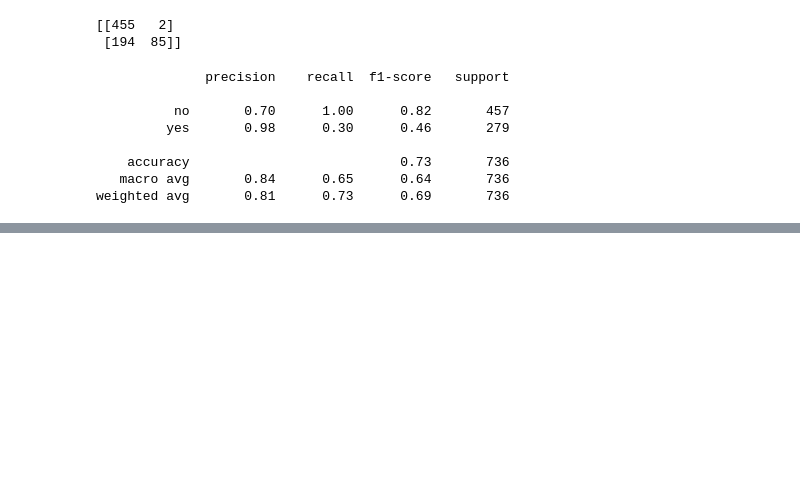
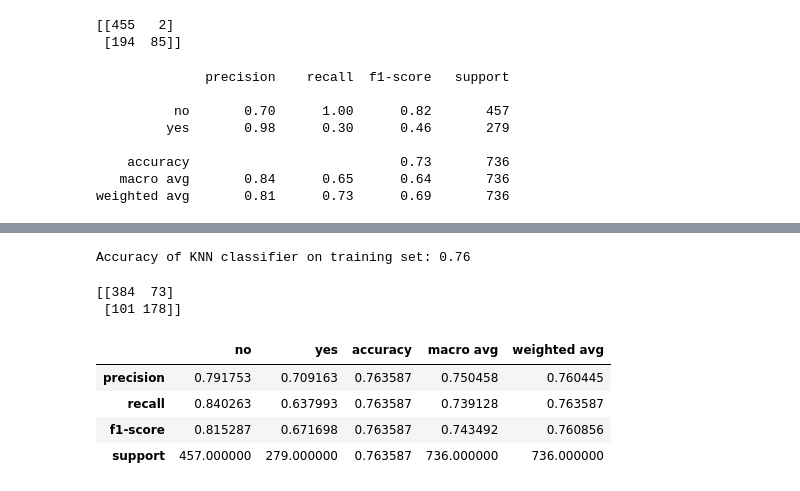
Before and after one commit to Joshua-C-Bryant/classification-exercises, a Jupyter notebook: model.ipynb, the cells around one changed output, grey strips where cells are left out. Saved outputs shown, nothing was run; the diff lists cells and outputs as text; code cells hidden in the pictures; blank space fills up the shorter version.

```diff
--- a/model.ipynb
+++ b/model.ipynb
@@ -401,0 +555,10 @@ weighted avg       0.81      0.73      0.69       736
+# %%
+# Train with 20 neighbors
+knn = KNeighborsClassifier(n_neighbors=20, weights='uniform')
+# Fit the Model
+knn.fit(X_train, y_train)
+# Make Predictions
+y_pred = knn.predict(X_train)
+# Calculate Probabilities
+y_pred_proba = knn.predict_proba(X_train)
+y_pred_proba[:10]
@@ -401,0 +576,21 @@ weighted avg       0.81      0.73      0.69       736
+# %%
+# Evaluate the Model
+print('Accuracy of KNN classifier on training set: {:.2f}'
+     .format(knn.score(X_train, y_train)))
+# %% [output]
+Accuracy of KNN classifier on training set: 0.76
+# %%
+# Create Confusion Matrix
+print(confusion_matrix(y_train, y_pred))
+# %% [output]
+[[384  73]
+ [101 178]]
+# %%
+# Create a Classification Report
+pd.DataFrame(classification_report(y_train, y_pred, output_dict=True))
+# %% [output]
+|  | no | yes | accuracy | macro avg | weighted avg |
+| precision | 0.791753 | 0.709163 | 0.763587 | 0.750458 | 0.760445 |
+| recall | 0.840263 | 0.637993 | 0.763587 | 0.739128 | 0.763587 |
+| f1-score | 0.815287 | 0.671698 | 0.763587 | 0.743492 | 0.760856 |
+| support | 457.000000 | 279.000000 | 0.763587 | 736.000000 | 736.000000 |
```
Also changed, not shown: parts of 34 cells of this notebook.
